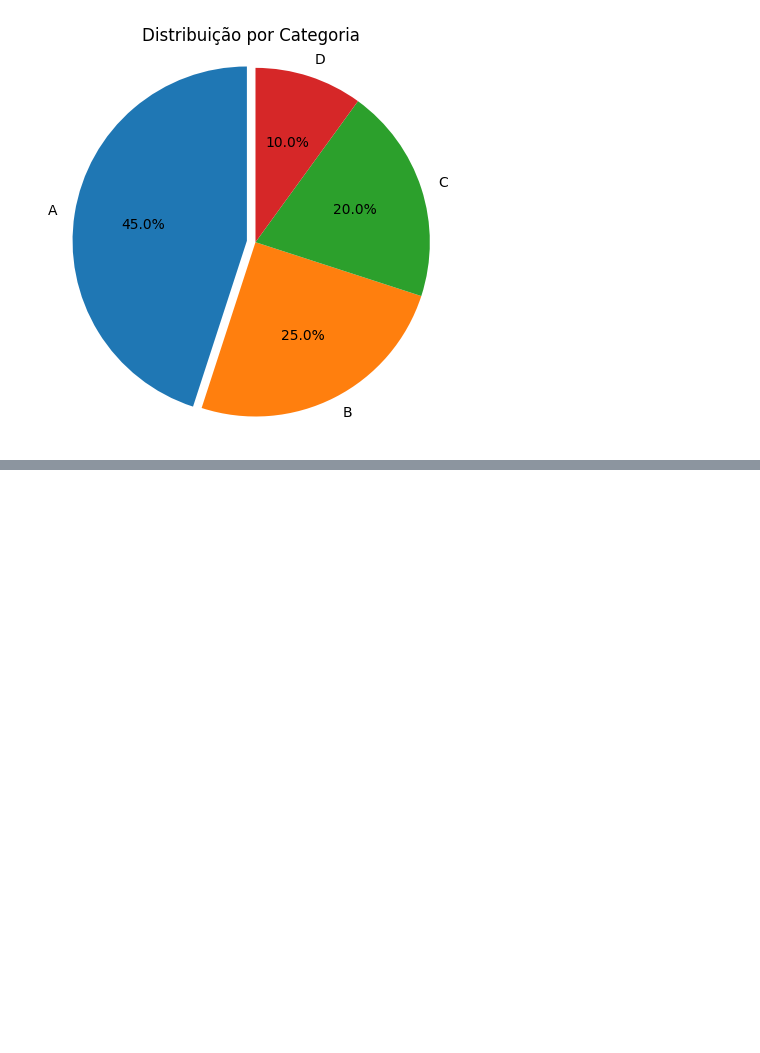
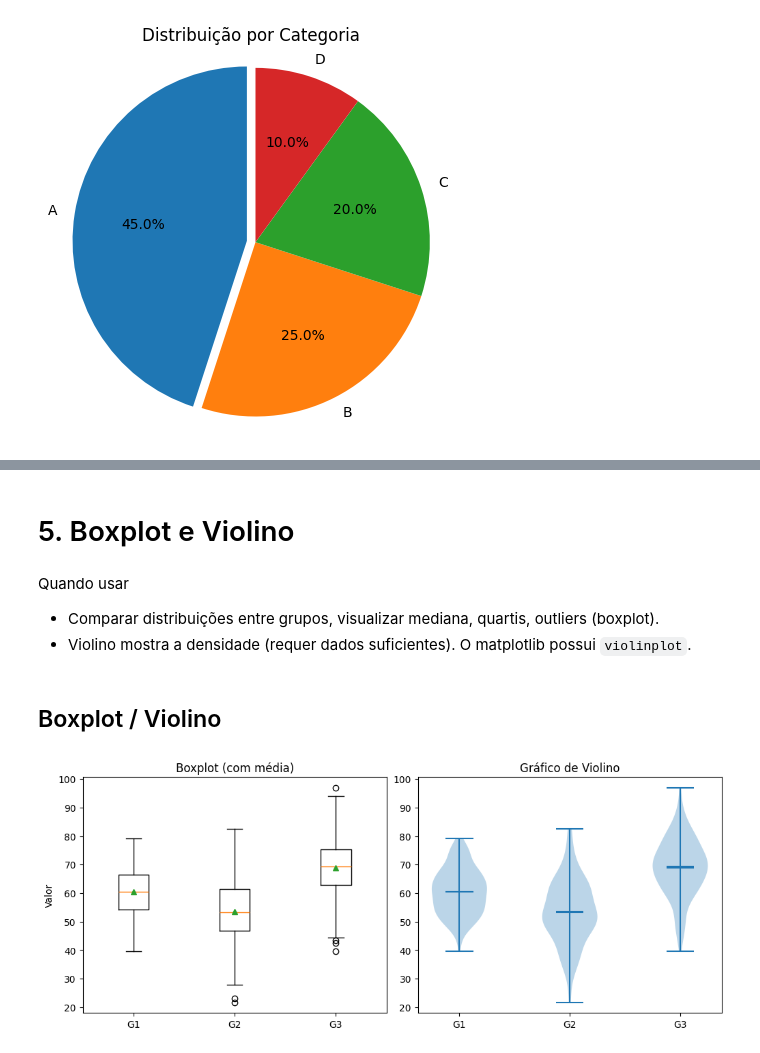
Before and after one commit to miguelaugusto-bot/PythonUninove, a Jupyter notebook: Aulas/Aula05IA.ipynb, the cells around one changed output, grey strips where cells are left out. Cells and saved outputs as stored; diff of their text form; code cells hidden in the pictures; blank space fills up the shorter version.

```diff
--- a/Aulas/Aula05IA.ipynb
+++ b/Aulas/Aula05IA.ipynb
@@ -231,0 +224,33 @@ plt.show()
+# %% [markdown]
+# 5. Boxplot e Violino
+# %% [markdown]
+Quando usar
+
+- Comparar distribuições entre grupos, visualizar mediana, quartis, outliers (boxplot).
+- Violino mostra a densidade (requer dados suficientes). O matplotlib possui `violinplot`.
+# %% [markdown]
+## Boxplot / Violino
+# %%
+def boxplot_e_violino():
+    np.random.seed(0)
+    grupo1 = np.random.normal(60, 8, 200)
+    grupo2 = np.random.normal(55, 12, 200)
+    grupo3 = np.random.normal(70, 10, 200)
+    dados = [grupo1, grupo2, grupo3]
+
+    fig, ax = plt.subplots(1, 2, figsize=(10, 4), constrained_layout=True)
+
+    ax[0].boxplot(dados, tick_labels=['G1', 'G2', 'G3'], showmeans=True) #tive que atualizar labels para tick_labels
+    ax[0].set_title('Boxplot (com média)')
+    ax[0].set_ylabel('Valor')
+
+    parts = ax[1].violinplot(dados, showmeans=True, showmedians=True)
+    ax[1].set_title('Gráfico de Violino')
+    ax[1].set_xticks([1, 2, 3])
+    ax[1].set_xticklabels(['G1', 'G2', 'G3'])
+
+    plt.show()
+
+boxplot_e_violino()
+# %% [output]
+[figure, added]
```
Also changed, not shown: parts of 37 cells of this notebook, 1 other file.
